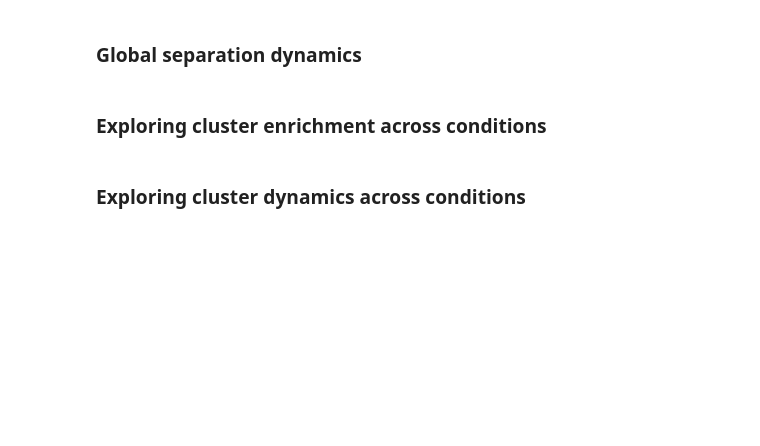
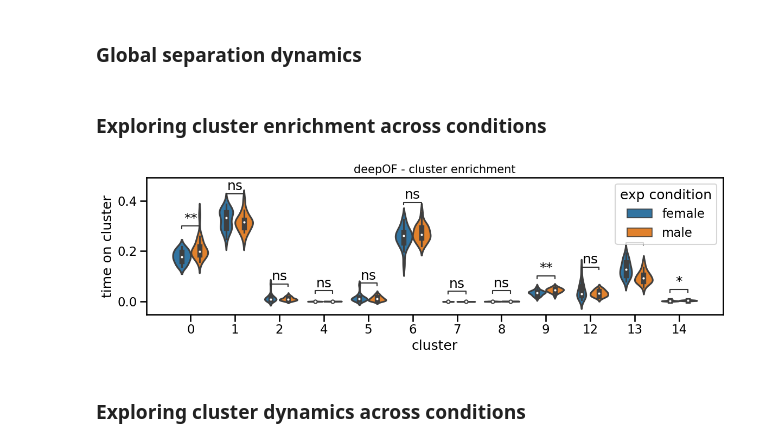
Before and after one commit to mlfpm/deepof, a Jupyter notebook: docs/source/tutorial_notebooks/deepof_unsupervised_tutorial.ipynb, the cells around one changed output. Cells and saved outputs as stored; diff of their text form; code cells hidden in the pictures; blank space fills up the shorter version.

```diff
--- a/docs/source/tutorial_notebooks/deepof_unsupervised_tutorial.ipynb
+++ b/docs/source/tutorial_notebooks/deepof_unsupervised_tutorial.ipynb
@@ -261,15 +261,18 @@ plt.close()
 # %%
 fig, ax = plt.subplots(1, 1, figsize=(12, 4))
 
 deepof.visuals.plot_cluster_enrichment(
     my_deepof_project,
     embeddings,
     soft_counts,
     breaks,
     normalize=True,
     add_stats="Mann-Whitney",
+    exp_condition="Sex",
     verbose=False,
     ax=ax,
 )
+# %% [output]
+[figure, added]
 # %% [markdown]
 ### Exploring cluster dynamics across conditions
```
Also changed, not shown: parts of 44 cells of this notebook, 1 other file.
